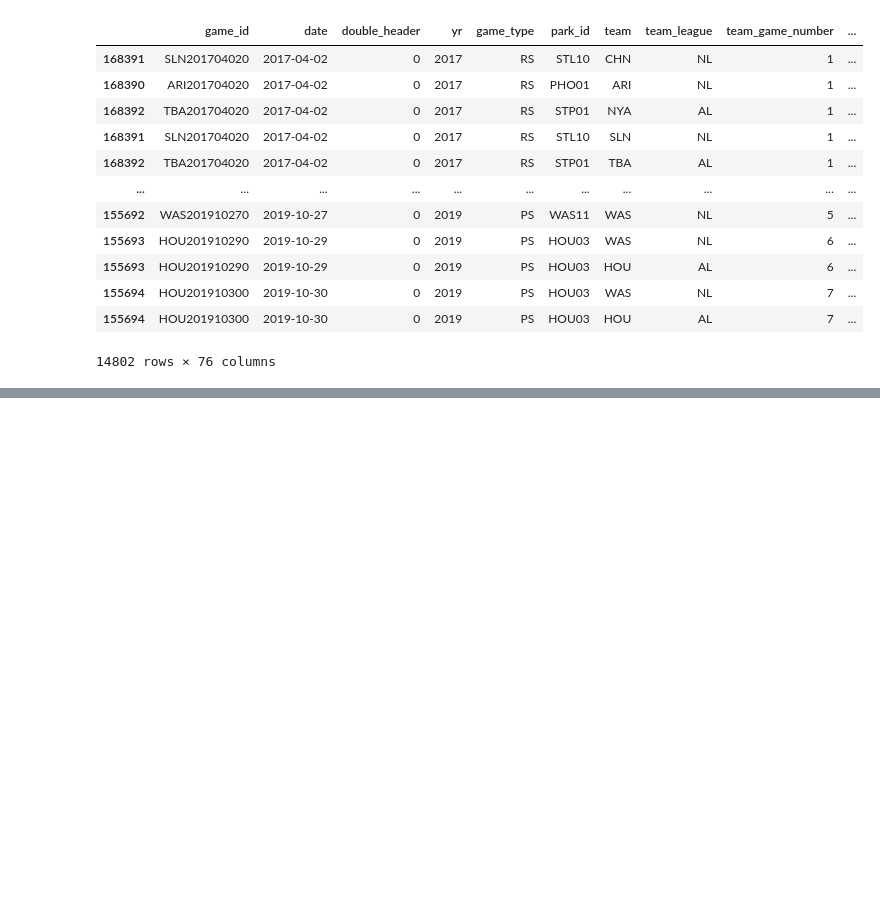
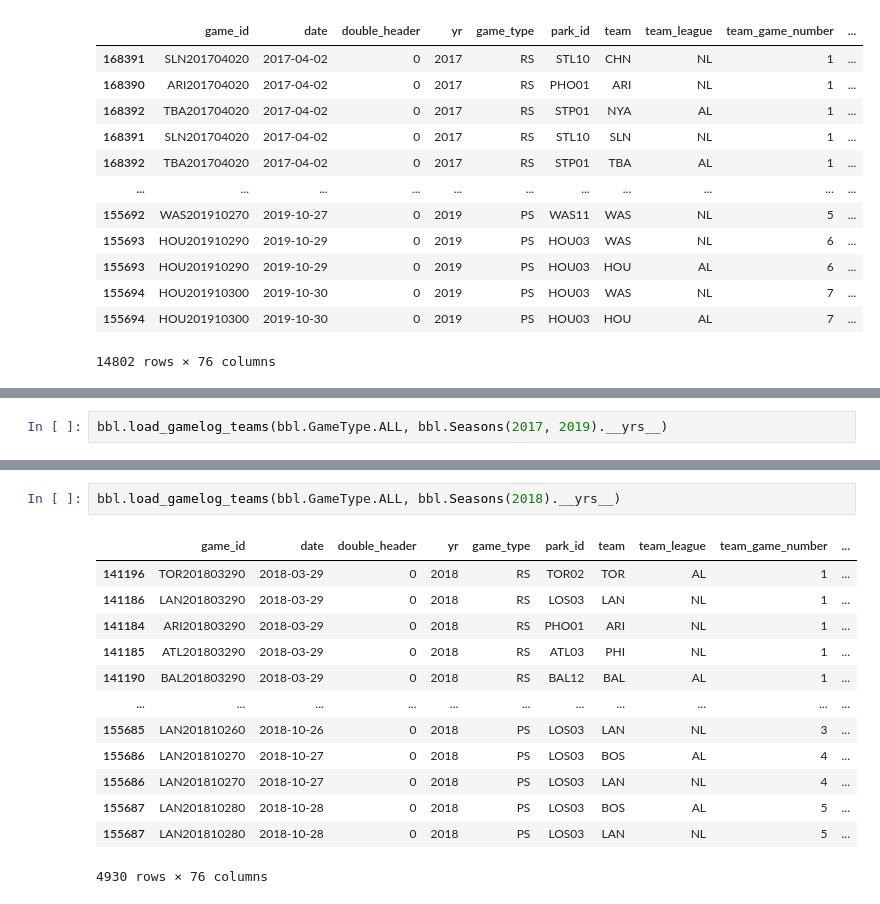
Before and after one commit to sdvinay/baseball_sql, a Jupyter notebook: pandas/bbl_seasons_test.ipynb, the cells around one changed output, grey strips where cells are left out. Drawn from its saved outputs; the diff is of its cells as text; blank space fills up the shorter version.

```diff
--- a/pandas/bbl_seasons_test.ipynb
+++ b/pandas/bbl_seasons_test.ipynb
@@ -44,0 +59,2 @@ bbl.load_gamelog_teams(bbl.GameType.ALL, bbl.Seasons.multiple(2017, 2019))
+# %%
+bbl.load_gamelog_teams(bbl.GameType.ALL, bbl.Seasons(2017, 2019).__yrs__)
@@ -44,0 +75,16 @@ bbl.load_gamelog_teams(bbl.GameType.ALL, bbl.Seasons.multiple(2017, 2019))
+# %%
+bbl.load_gamelog_teams(bbl.GameType.ALL, bbl.Seasons(2018).__yrs__)
+# %% [output]
+|  | game_id | date | double_header | yr | game_type | park_id | team | team_league | team_game_number | ... |
+| 141196 | TOR201803290 | 2018-03-29 | 0 | 2018 | RS | TOR02 | TOR | AL | 1 | ... |
+| 141186 | LAN201803290 | 2018-03-29 | 0 | 2018 | RS | LOS03 | LAN | NL | 1 | ... |
+| 141184 | ARI201803290 | 2018-03-29 | 0 | 2018 | RS | PHO01 | ARI | NL | 1 | ... |
+| 141185 | ATL201803290 | 2018-03-29 | 0 | 2018 | RS | ATL03 | PHI | NL | 1 | ... |
+| 141190 | BAL201803290 | 2018-03-29 | 0 | 2018 | RS | BAL12 | BAL | AL | 1 | ... |
+| ... | ... | ... | ... | ... | ... | ... | ... | ... | ... | ... |
+| 155685 | LAN201810260 | 2018-10-26 | 0 | 2018 | PS | LOS03 | LAN | NL | 3 | ... |
+| 155686 | LAN201810270 | 2018-10-27 | 0 | 2018 | PS | LOS03 | BOS | AL | 4 | ... |
+| 155686 | LAN201810270 | 2018-10-27 | 0 | 2018 | PS | LOS03 | LAN | NL | 4 | ... |
+| 155687 | LAN201810280 | 2018-10-28 | 0 | 2018 | PS | LOS03 | BOS | AL | 5 | ... |
+| 155687 | LAN201810280 | 2018-10-28 | 0 | 2018 | PS | LOS03 | LAN | NL | 5 | ... |
+4930 rows × 76 columns
```
Also changed, not shown: parts of 5 cells of this notebook, 1 other file.
